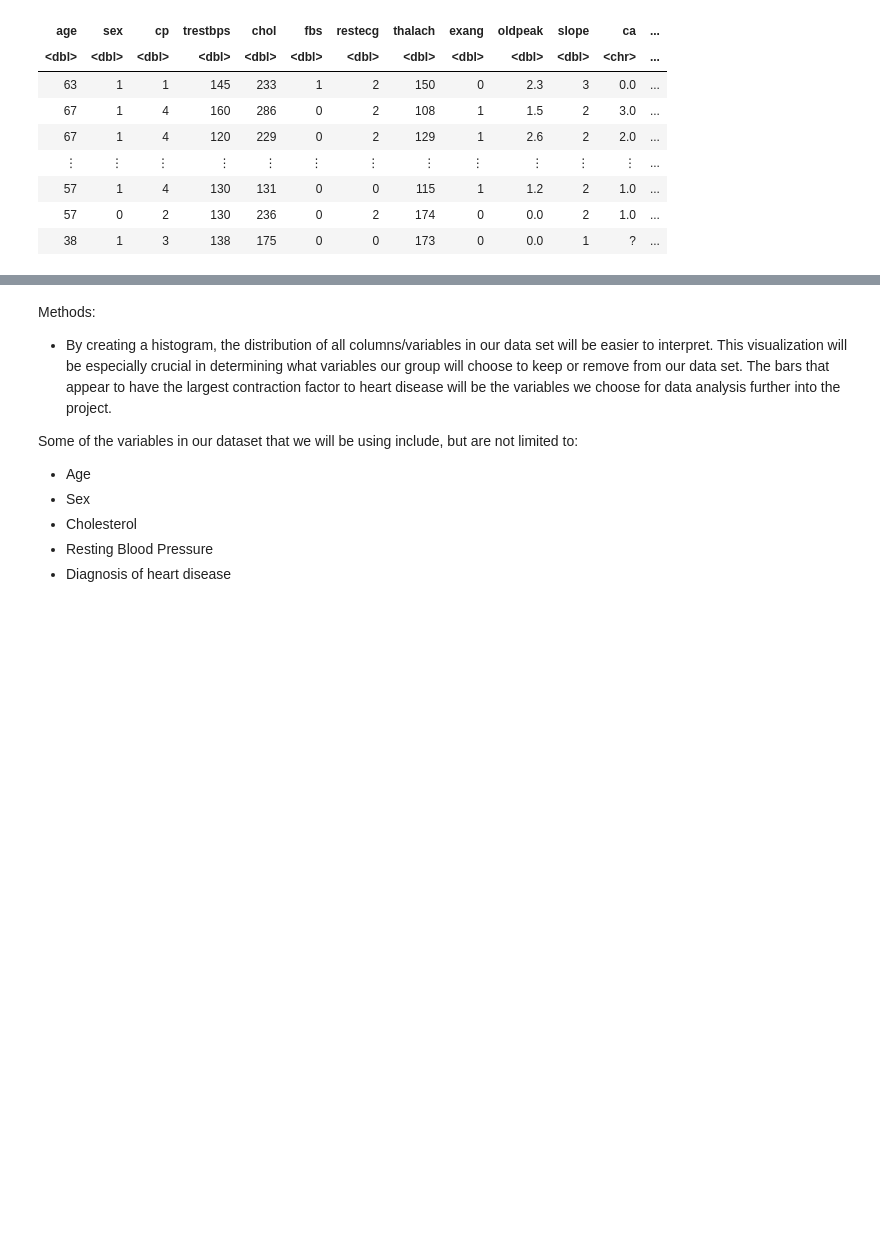
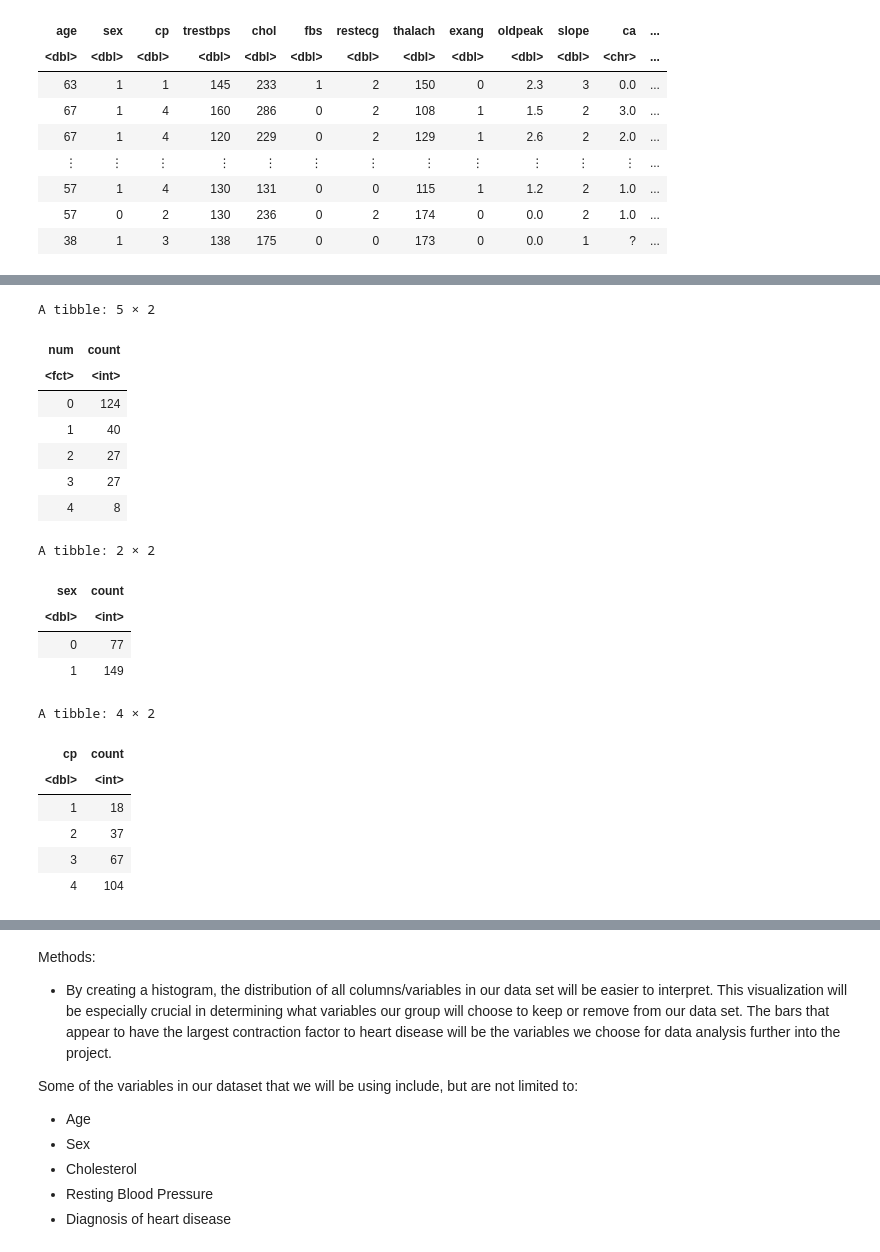
Before and after one commit to acorni02/dsci-100-2022w1-group-4, a Jupyter notebook: group_project_proposal.ipynb, the cells around one changed output, grey strips where cells are left out. Drawn from its saved outputs; the diff is of its cells as text; code cells hidden in the pictures; blank space fills up the shorter version.

```diff
--- a/group_project_proposal.ipynb
+++ b/group_project_proposal.ipynb
@@ -104 +77,37 @@ A tibble: 77 × 14
+# %%
+summarize_num <- heart_disease_training |>
+                    group_by(num) |>
+                    summarize( count = n())
+summarize_num
+
+summarize_sex <- heart_disease_training |>
+                group_by(sex) |>
+                summarize(count = n())
+summarize_sex
+
+summarize_chest_pain <- heart_disease_training |>
+                group_by(cp) |>
+                summarize(count = n())
+summarize_chest_pain
+# %% [output]
+A tibble: 5 × 2
+| num | count |
+| <fct> | <int> |
+| 0 | 124 |
+| 1 | 40 |
+| 2 | 27 |
+| 3 | 27 |
+| 4 | 8 |
+A tibble: 2 × 2
+| sex | count |
+| <dbl> | <int> |
+| 0 | 77 |
+| 1 | 149 |
+A tibble: 4 × 2
+| cp | count |
+| <dbl> | <int> |
+| 1 | 18 |
+| 2 | 37 |
+| 3 | 67 |
+| 4 | 104 |
 # %%
```
Also changed, not shown: parts of 4 cells of this notebook.
